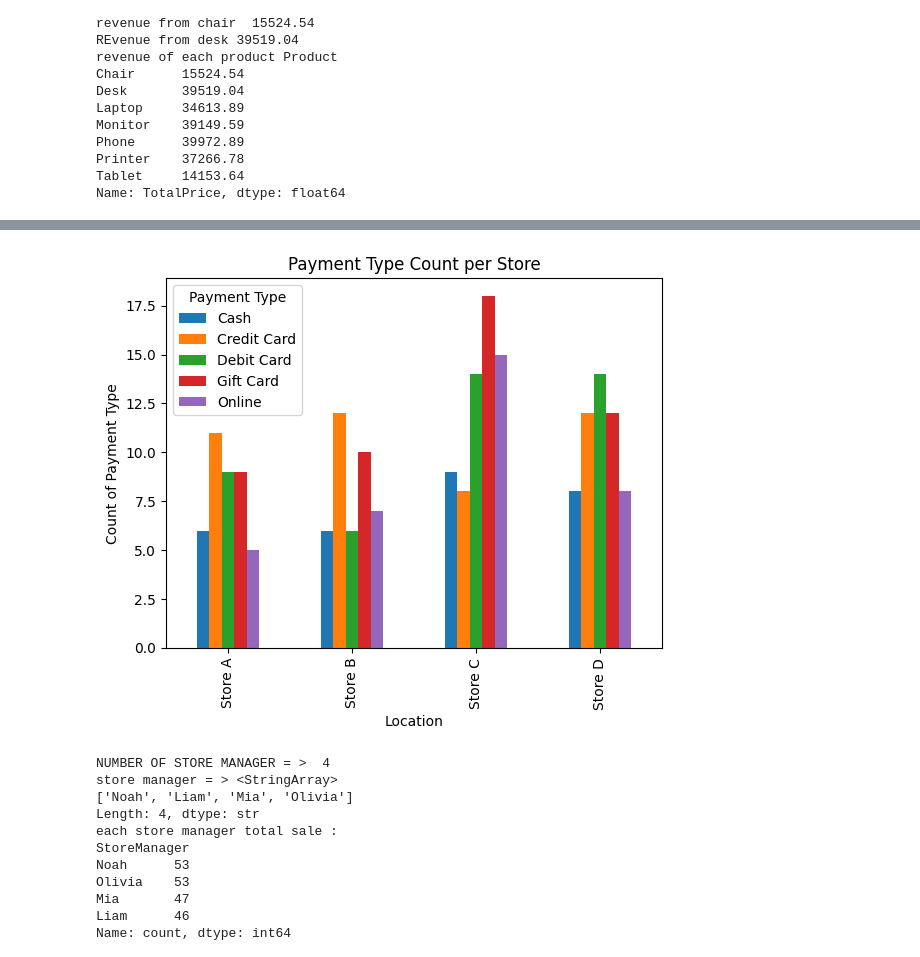
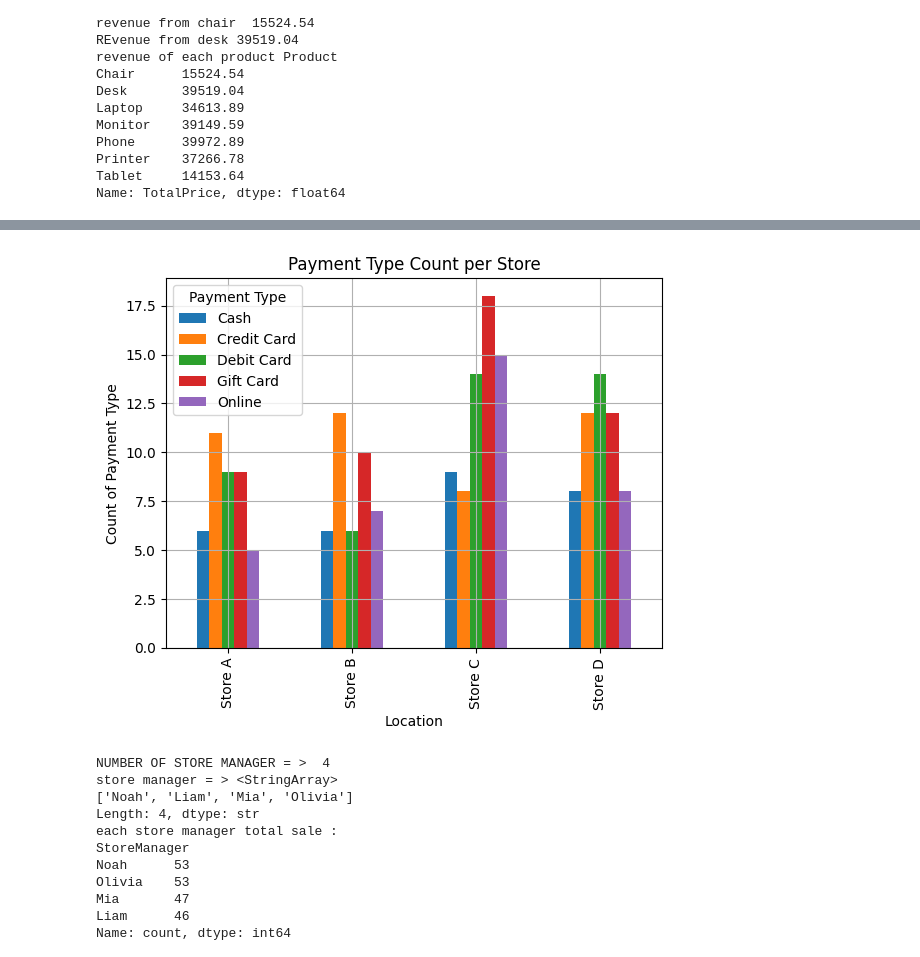
Before and after one commit to shanib-techie/power-bi, a Jupyter notebook: retail_store_analysis/notebook.ipynb, the cells around one changed output, grey strips where cells are left out. Drawn from its saved outputs; the diff is of its cells as text; code cells hidden in the pictures.

```diff
--- a/retail_store_analysis/notebook.ipynb
+++ b/retail_store_analysis/notebook.ipynb
@@ -205,22 +202,23 @@ dtype: int64
 # %%
 
 import pandas as pd
 import matplotlib.pyplot as plt
 
 df = pd.read_excel("C:\\Users\\Admin\\OneDrive\\Desktop\\power bi\\retail_store_analysis\\Retail-Store-Transactions (1).xlsx")
 
 loc_with_payment_type_count_make_graph = df.groupby(["Location","PaymentType"]).size().unstack()
 
 loc_with_payment_type_count_make_graph.plot(kind="bar")
 
 # plt.xlabel("Stores")
 plt.ylabel("Count of Payment Type")
 plt.title("Payment Type Count per Store")
+plt.grid("-")
 
 plt.legend(title="Payment Type")
 plt.show()
 # %% [output]
-[figure, old version]
+[figure, new version]
 # %%
 
 
```
Also changed, not shown: parts of 4 cells of this notebook, 3 other files.
